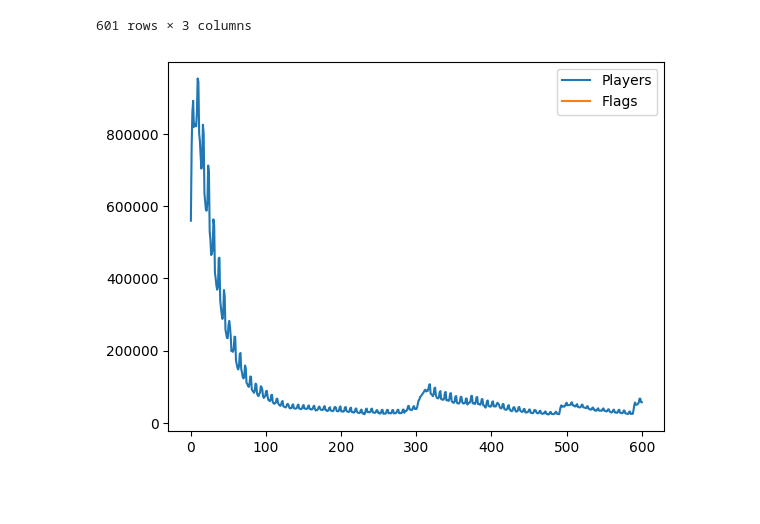
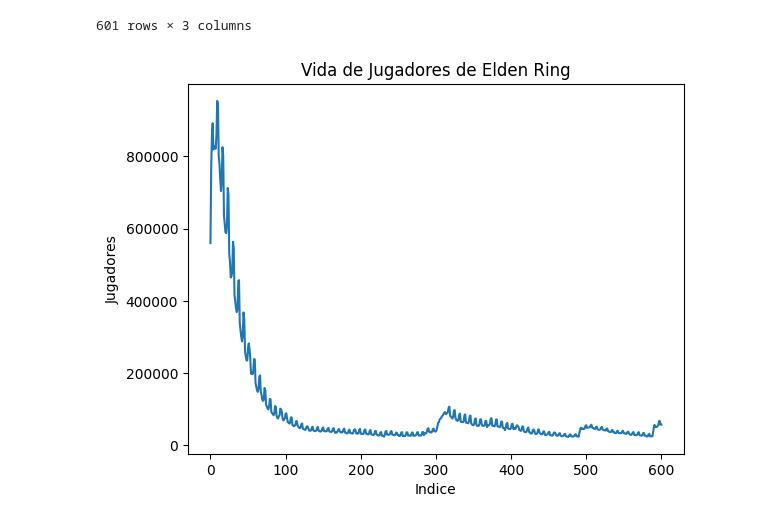
Before and after one commit to AdrianNiet/Proyecto-EDA, a Jupyter notebook: proyecto analisis de datos/codigo/STEAMDB/graficos de jugadores.ipynb, the cells around one changed output. Saved outputs shown, nothing was run; the diff lists cells and outputs as text; code cells hidden in the pictures; blank space fills up the shorter version.

```diff
--- a/proyecto analisis de datos/codigo/STEAMDB/graficos de jugadores.ipynb
+++ b/proyecto analisis de datos/codigo/STEAMDB/graficos de jugadores.ipynb
@@ -182,9 +195,9 @@ df
 # %%
 #Ya esta con un dia de antelacion, posiblemente por early access.
 #Hagamos el plot directamente.
 
-df.plot();
+df.plot(title="Vida de Jugadores de Elden Ring", ylabel="Jugadores", xlabel="Indice", legend=False);
 # %% [output]
-[figure, old version]
+[figure, new version]
 # %%
 #Esto es totalmente notmal en un juego single player, pero lo gracioso y lo que me llama la atencion, es que un juego single player, que no ha recibido DLC, tiene mas jugadores que uno multijugador con actualizaciones.
```
Also changed, not shown: parts of 7 cells of this notebook, 24 other files.
